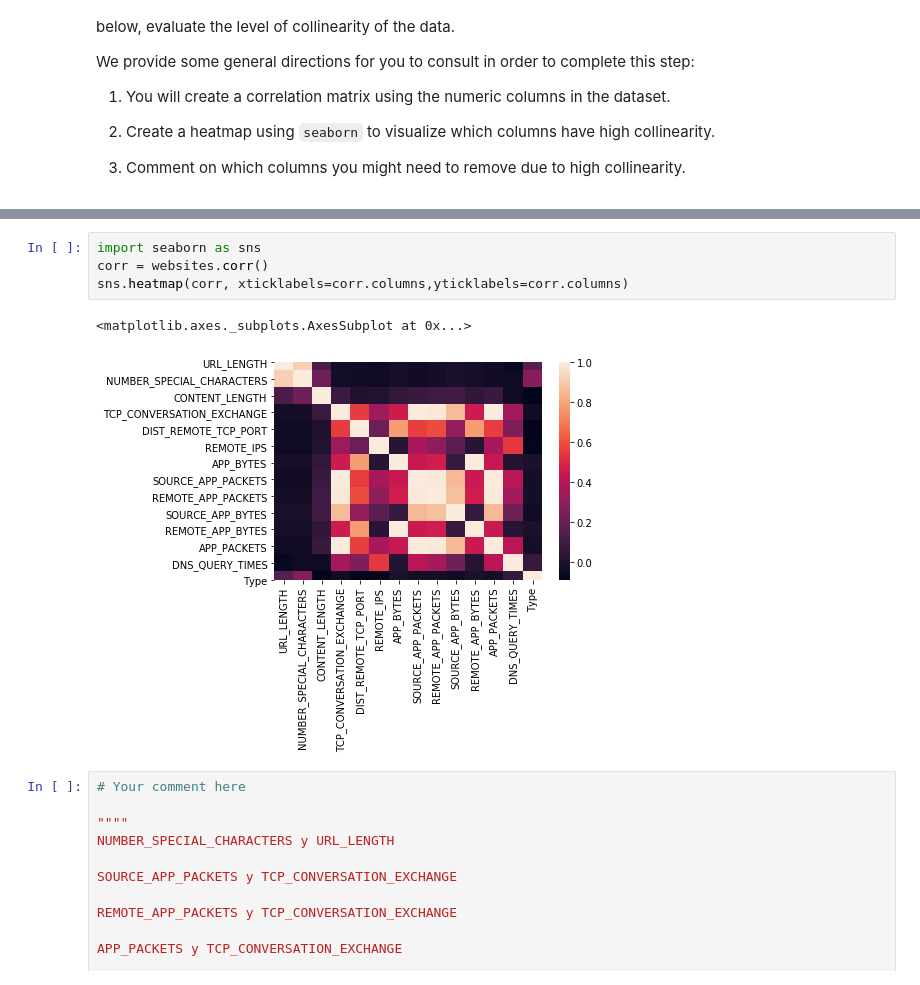
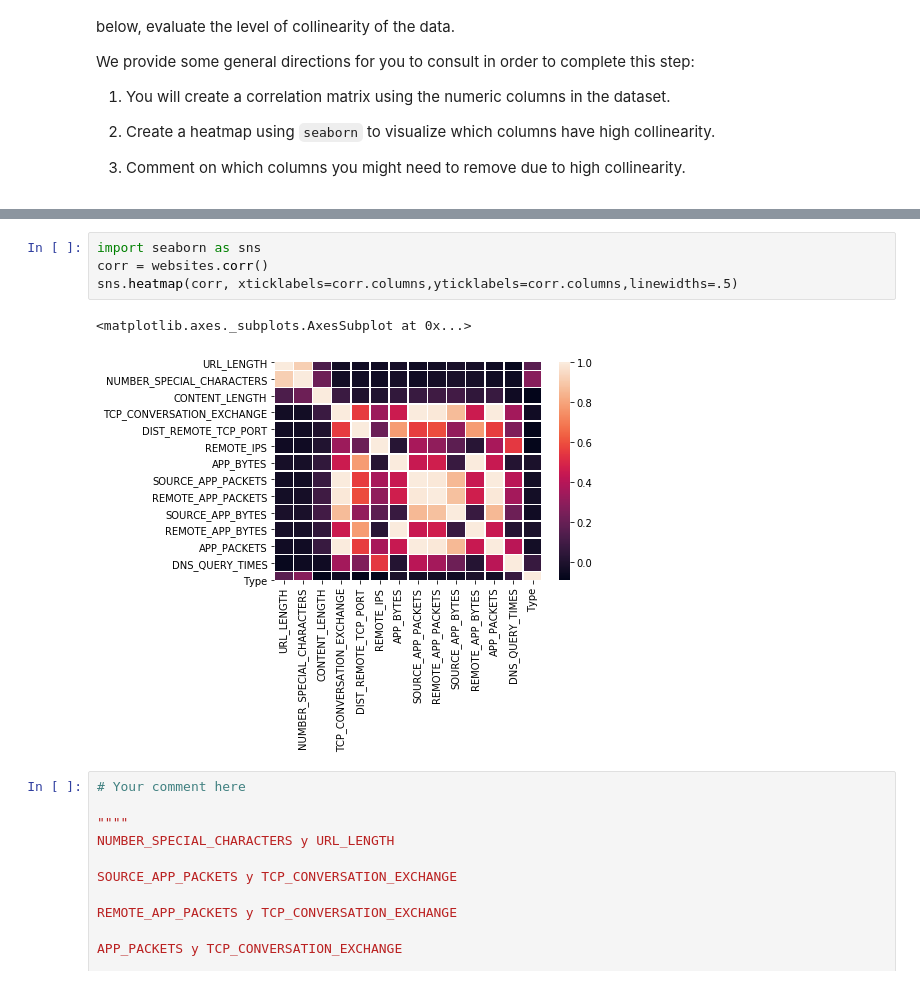
Before and after one commit to marinapm90/data-labs, a Jupyter notebook: module-3/lab-supervised-learning/your-code/main.ipynb, the cells around one changed output, grey strips where cells are left out. Saved outputs shown, nothing was run; the diff lists cells and outputs as text.

```diff
--- a/module-3/lab-supervised-learning/your-code/main.ipynb
+++ b/module-3/lab-supervised-learning/your-code/main.ipynb
@@ -140,10 +140,10 @@ websites.corr()
 # %%
 import seaborn as sns
 corr = websites.corr()
-sns.heatmap(corr, xticklabels=corr.columns,yticklabels=corr.columns)
+sns.heatmap(corr, xticklabels=corr.columns,yticklabels=corr.columns,linewidths=.5)
 # %% [output]
 <matplotlib.axes._subplots.AxesSubplot at 0x...>
-[figure, old version]
+[figure, new version]
 # %%
 # Your comment here
 
```
Also changed, not shown: parts of 26 cells of this notebook.
